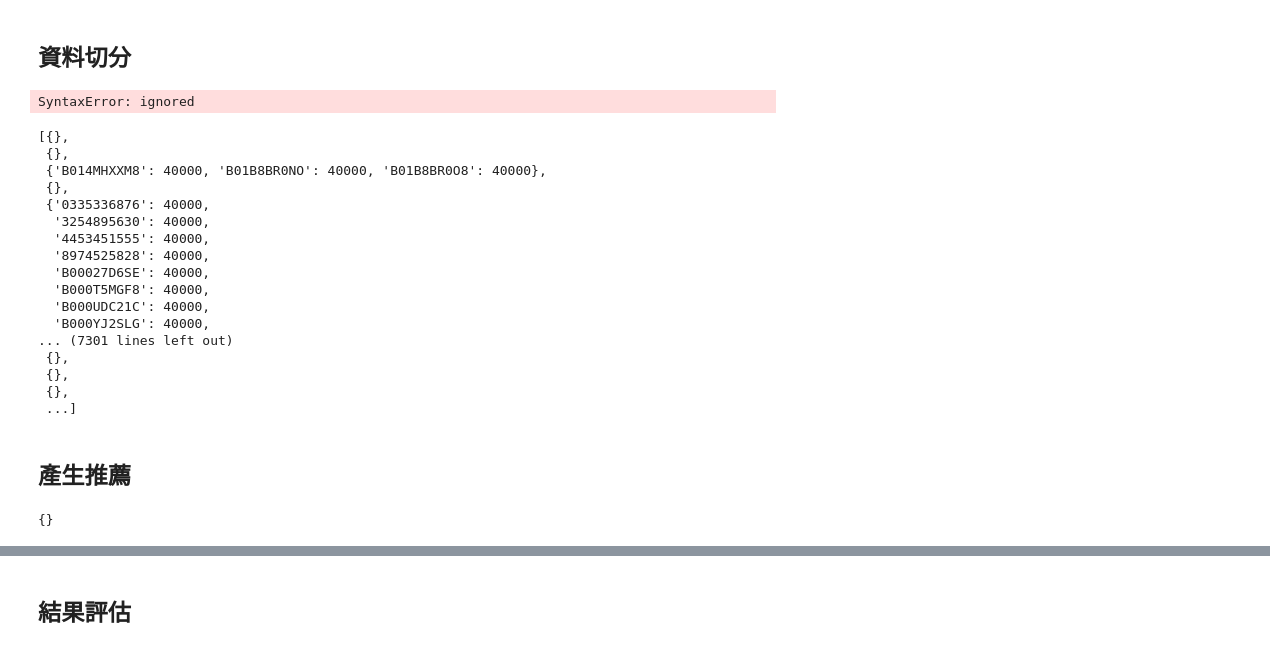
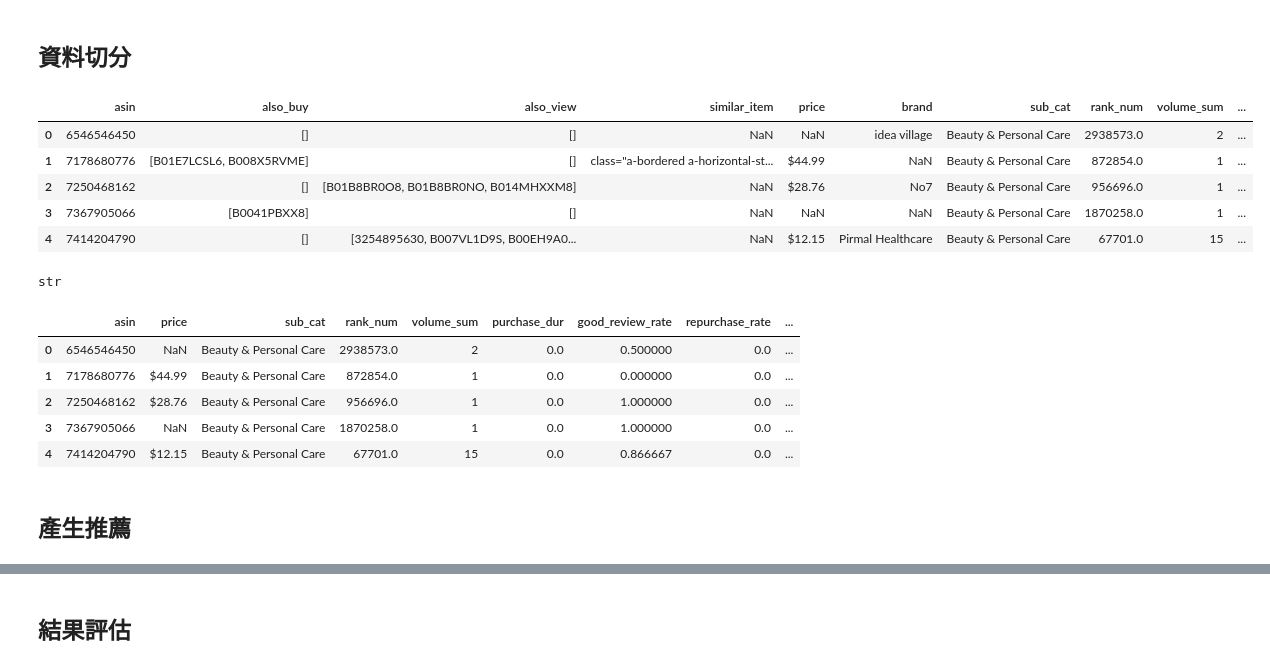
Before and after one commit to milanazhang/data-course-sample, a Jupyter notebook: sample.ipynb, the cells around one changed output, grey strips where cells are left out. Saved outputs shown, nothing was run; the diff lists cells and outputs as text; code cells hidden in the pictures.

```diff
--- a/sample.ipynb
+++ b/sample.ipynb
@@ -141,29 +188,16 @@ for i in range(0,32892):
   if product_weight.get(sorted_meta.iloc[i]["asin"]) == None:
     product_weight[sorted_meta.iloc[i]["asin"]] = i
+# %%
+metadata_df.head()
+# %% [output]
+|  | asin | also_buy | also_view | similar_item | price | brand | sub_cat | rank_num | volume_sum | ... |
+| 0 | 6546546450 | [] | [] | NaN | NaN | idea village | Beauty & Personal Care | 2938573.0 | 2 | ... |
+| 1 | 7178680776 | [B01E7LCSL6, B008X5RVME] | [] | class="a-bordered a-horizontal-st... | $44.99 | NaN | Beauty & Personal Care | 872854.0 | 1 | ... |
+| 2 | 7250468162 | [] | [B01B8BR0O8, B01B8BR0NO, B014MHXXM8] | NaN | $28.76 | No7 | Beauty & Personal Care | 956696.0 | 1 | ... |
+| 3 | 7367905066 | [B0041PBXX8] | [] | NaN | NaN | NaN | Beauty & Personal Care | 1870258.0 | 1 | ... |
+| 4 | 7414204790 | [] | [3254895630, B007VL1D9S, B00EH9A0... | NaN | $12.15 | Pirmal Healthcare | Beauty & Personal Care | 67701.0 | 15 | ... |
 # %%
 metadata_df["also_buy_dict"] = metadata_df["also_buy"].apply(lambda x: {k:product_weight[k] if len(x) != 0 and product_weight.get(k)!=None else 40000 for k in x})
 metadata_df["also_view_dict"] = metadata_df["also_view"].apply(lambda x: {k:product_weight[k] if len(x) != 0 and product_weight.get(k)!=None else 40000 for k in x})
-metadata_df["also_buy_sort"] = metadata_df["also_buy_dict"].apply(lambda x : [k if v!=40000 else continue for k, v in sorted(x.items(), key=lambda item: item[1])])
-metadata_df["also_view_sort"] = metadata_df["also_view_dict"].apply(lambda x : [k if v!=40000 else continue for k, v in sorted(x.items(), key=lambda item: item[1])])
+metadata_df["also_buy_sort"] = metadata_df["also_buy_dict"].apply(lambda x : [k for k, v in sorted(x.items(), key=lambda item: item[1]) if v!=40000])
+metadata_df["also_view_sort"] = metadata_df["also_view_dict"].apply(lambda x : [k for k, v in sorted(x.items(), key=lambda item: item[1]) if v!=40000])
-# %% [output]
-SyntaxError: ignored
-# %%
-metadata_df["also_view_dict"].to_list()
-# %% [output]
-[{},
- {},
- {'B014MHXXM8': 40000, 'B01B8BR0NO': 40000, 'B01B8BR0O8': 40000},
- {},
- {'0335336876': 40000,
-  '3254895630': 40000,
-  '4453451555': 40000,
-  '8974525828': 40000,
-  'B00027D6SE': 40000,
-  'B000T5MGF8': 40000,
-  'B000UDC21C': 40000,
-  'B000YJ2SLG': 40000,
-... (7301 lines left out)
- {},
- {},
- {},
- ...]
@@ -169,0 +206,4 @@ metadata_df["also_view_dict"].to_list()
+# %%
+type(metadata_df["similar_item"][1])
+# %% [output]
+str
@@ -170,25 +240,11 @@ metadata_df["also_view_dict"].to_list()
+# %%
+metadata_df.head()
+# %% [output]
+|  | asin | price | sub_cat | rank_num | volume_sum | purchase_dur | good_review_rate | repurchase_rate | ... |
+| 0 | 6546546450 | NaN | Beauty & Personal Care | 2938573.0 | 2 | 0.0 | 0.500000 | 0.0 | ... |
+| 1 | 7178680776 | $44.99 | Beauty & Personal Care | 872854.0 | 1 | 0.0 | 0.000000 | 0.0 | ... |
+| 2 | 7250468162 | $28.76 | Beauty & Personal Care | 956696.0 | 1 | 0.0 | 1.000000 | 0.0 | ... |
+| 3 | 7367905066 | NaN | Beauty & Personal Care | 1870258.0 | 1 | 0.0 | 1.000000 | 0.0 | ... |
+| 4 | 7414204790 | $12.15 | Beauty & Personal Care | 67701.0 | 15 | 0.0 | 0.866667 | 0.0 | ... |
 # %% [markdown]
 ## 產生推薦
-# %%
-def recommender(training_data, users=[], k=10):
-    '''
-    * training_data: dataframe 輸入的訓練資料集（2018-09-01 以前資料）
-    * users: [] 需要被推薦的使用者
-    * k: int 每個使用者需要推薦的商品數
-    * recommendations: dict
-      {
-          使用者一： [推薦商品一, 推薦商品二, ...],
-          使用者二： [...], ...
-      }
-    '''
-    recommendations = {}
-    '''
-    Your Code
-    '''
-    return recommendations
-
-
-ratings_by_user = recommender(ratings_trainings, users)
-ratings_by_user
-# %% [output]
-{}
```
Also changed, not shown: parts of 20 cells of this notebook.
